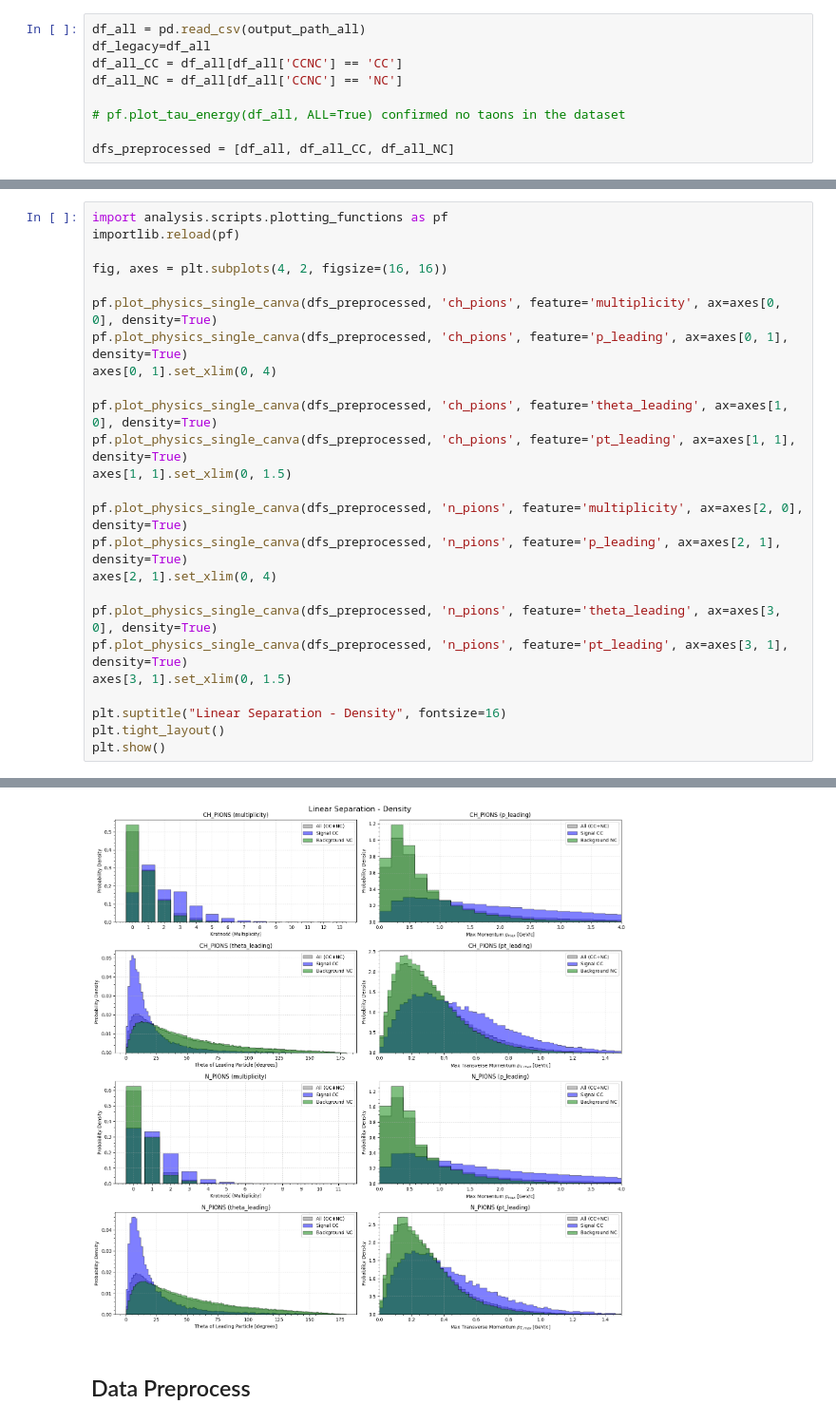
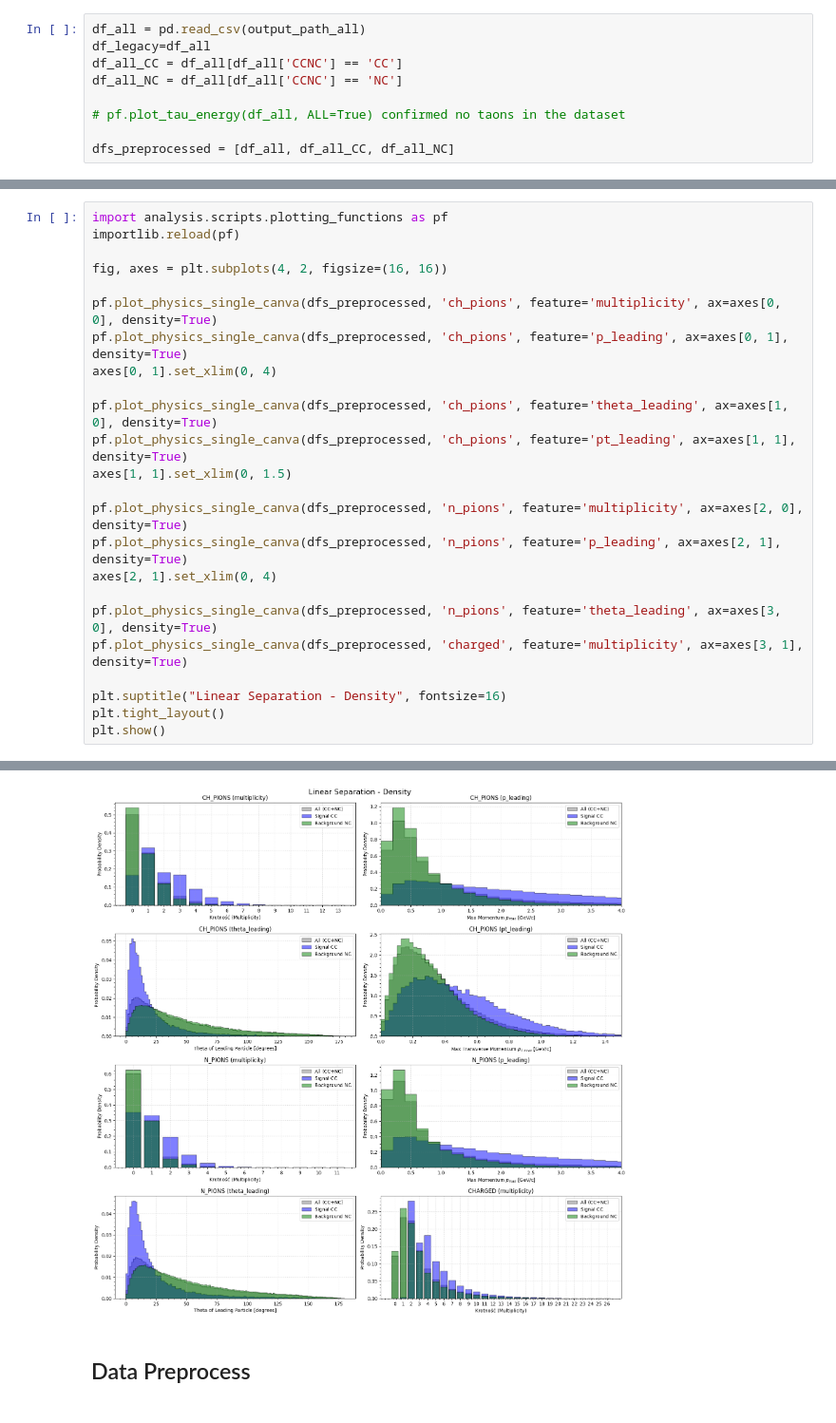
Before and after one commit to PasiekaFUW/Masters_Thesis, a Jupyter notebook: Lab/analysis/NN.ipynb, the cells around one changed output, grey strips where cells are left out. Shown at 95% size. Drawn from its saved outputs; the diff is of its cells as text.

```diff
--- a/Lab/analysis/NN.ipynb
+++ b/Lab/analysis/NN.ipynb
@@ -119,8 +144,7 @@ pf.plot_physics_single_canva(dfs_preprocessed, 'n_pions', feature='p_leading', a
 axes[2, 1].set_xlim(0, 4)
 
 pf.plot_physics_single_canva(dfs_preprocessed, 'n_pions', feature='theta_leading', ax=axes[3, 0], density=True)
-pf.plot_physics_single_canva(dfs_preprocessed, 'n_pions', feature='pt_leading', ax=axes[3, 1], density=True)
-axes[3, 1].set_xlim(0, 1.5)
+pf.plot_physics_single_canva(dfs_preprocessed, 'charged', feature='multiplicity', ax=axes[3, 1], density=True)
 
 plt.suptitle("Linear Separation - Density", fontsize=16)
 plt.tight_layout()
@@ -135,4 +162,4 @@ plt.show()
-[figure, old version]
+[figure, new version]
 # %% [markdown]
 ## Data Preprocess
 # %%
```
Also changed, not shown: parts of 24 cells of this notebook, 4 other files.
